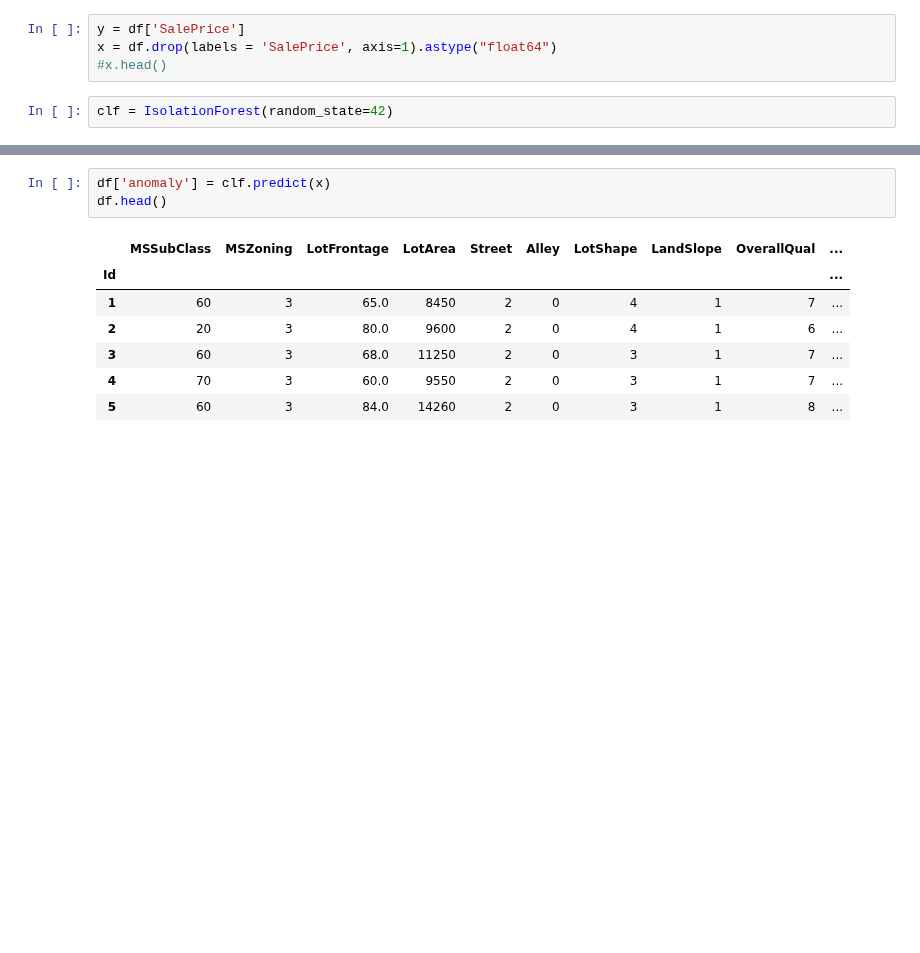
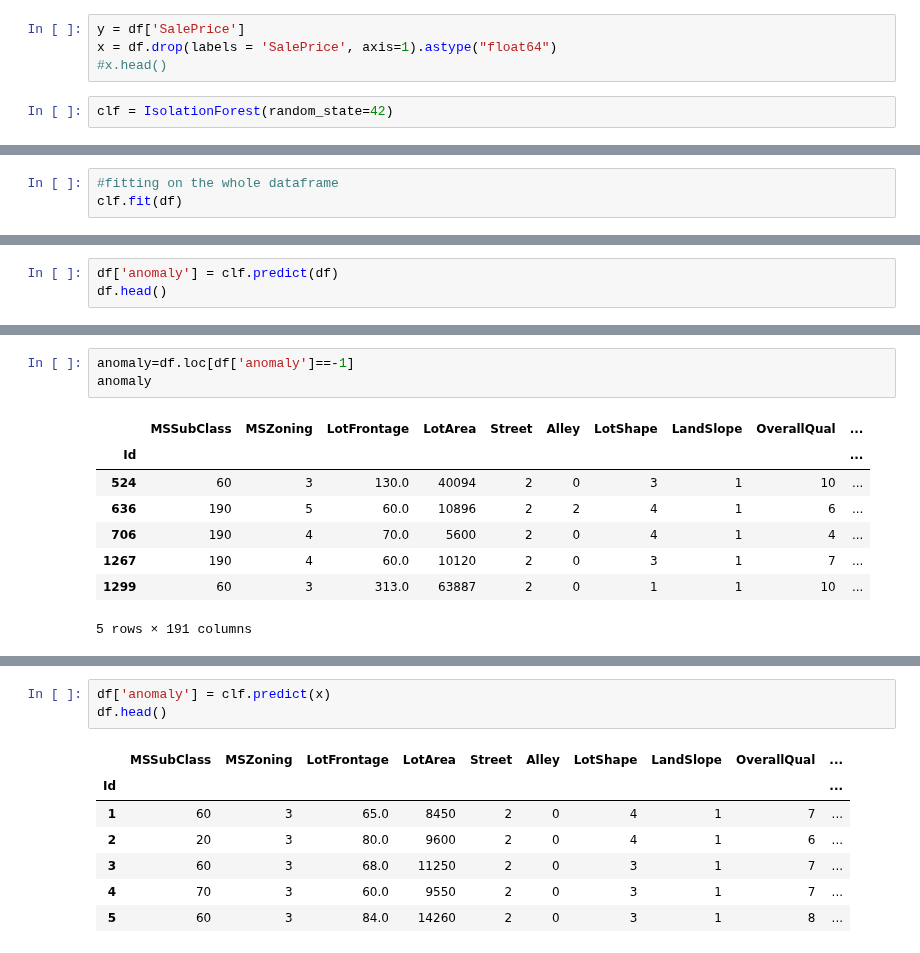
Before and after one commit to samialisayed/MachineLearning-Final-Project, a Jupyter notebook: notebook_sami_detecting_outliers_using_IsolationForest.ipynb, the cells around one changed output, grey strips where cells are left out. Cells and saved outputs as stored; diff of their text form; blank space fills up the shorter version.

```diff
--- a/notebook_sami_detecting_outliers_using_IsolationForest.ipynb
+++ b/notebook_sami_detecting_outliers_using_IsolationForest.ipynb
@@ -33,0 +28,3 @@ IsolationForest(behaviour='deprecated', bootstrap=False, contamination='auto',
+# %%
+#fitting on the whole dataframe
+clf.fit(df)
@@ -33,0 +35,3 @@ IsolationForest(behaviour='deprecated', bootstrap=False, contamination='auto',
+# %%
+df['anomaly'] = clf.predict(df)
+df.head()
@@ -33,0 +47,12 @@ IsolationForest(behaviour='deprecated', bootstrap=False, contamination='auto',
+# %%
+anomaly=df.loc[df['anomaly']==-1]
+anomaly
+# %% [output]
+|  | MSSubClass | MSZoning | LotFrontage | LotArea | Street | Alley | LotShape | LandSlope | OverallQual | ... |
+| Id |  |  |  |  |  |  |  |  |  | ... |
+| 524 | 60 | 3 | 130.0 | 40094 | 2 | 0 | 3 | 1 | 10 | ... |
+| 636 | 190 | 5 | 60.0 | 10896 | 2 | 2 | 4 | 1 | 6 | ... |
+| 706 | 190 | 4 | 70.0 | 5600 | 2 | 0 | 4 | 1 | 4 | ... |
+| 1267 | 190 | 4 | 60.0 | 10120 | 2 | 0 | 3 | 1 | 7 | ... |
+| 1299 | 60 | 3 | 313.0 | 63887 | 2 | 0 | 1 | 1 | 10 | ... |
+5 rows × 191 columns
```
Also changed, not shown: parts of 4 cells of this notebook.
